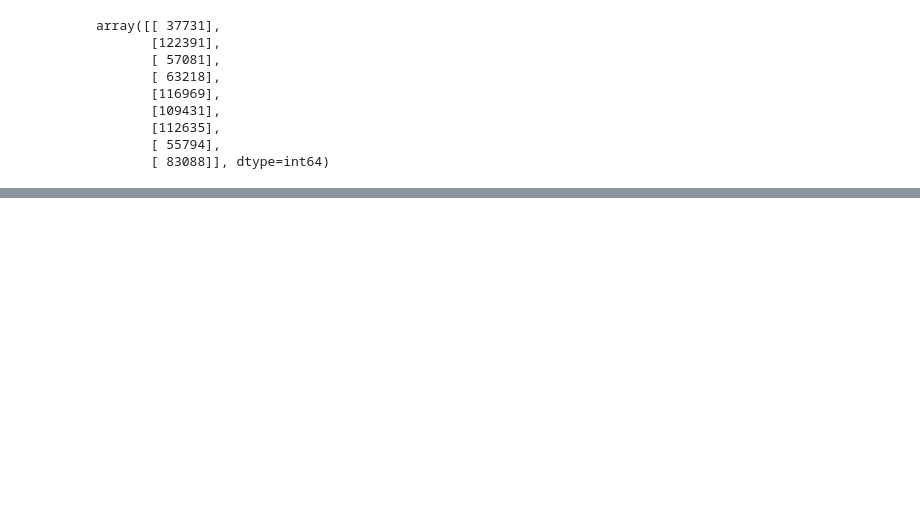
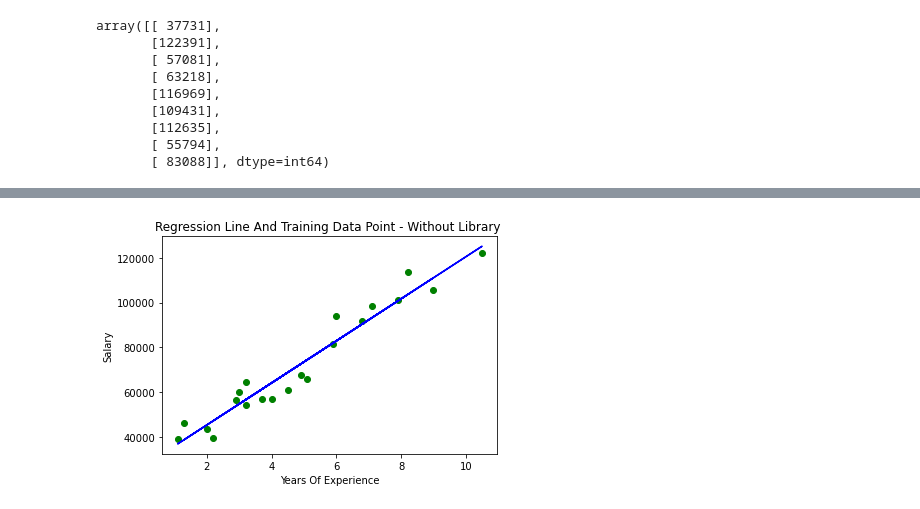
Before and after one commit to tanmoysrt/ML-Algorithms-From-Scratch, a Jupyter notebook: Simple_Linear_Regression/Simple Linear Regression.ipynb, the cells around one changed output, grey strips where cells are left out. Saved outputs shown, nothing was run; the diff lists cells and outputs as text; code cells hidden in the pictures; blank space fills up the shorter version.

```diff
--- a/Simple_Linear_Regression/Simple Linear Regression.ipynb
+++ b/Simple_Linear_Regression/Simple Linear Regression.ipynb
@@ -158,0 +161,9 @@ plt.show()
+# %%
+plt.plot(x_train,slr.predict(x_train),color="blue")
+plt.scatter(x_train,y_train,color="green")
+plt.xlabel("Years Of Experience")
+plt.ylabel("Salary")
+plt.title("Regression Line And Training Data Point - Without Library ")
+plt.show()
+# %% [output]
+[figure, added]
```
Also changed, not shown: parts of 9 cells of this notebook.
